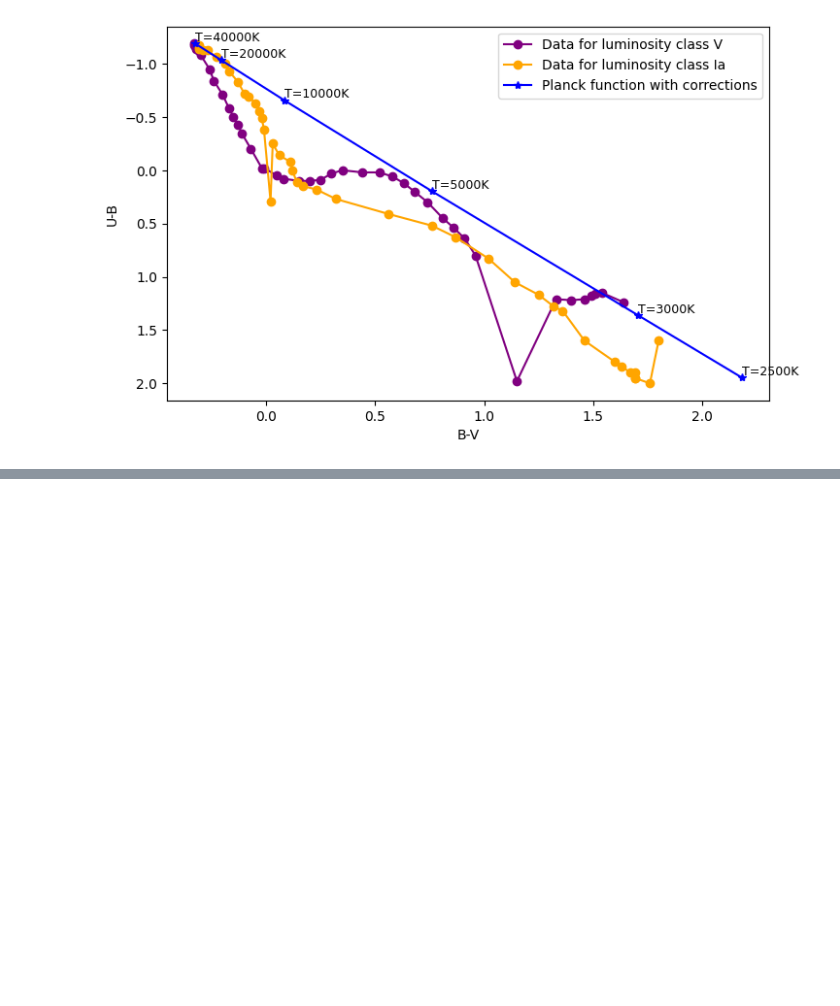
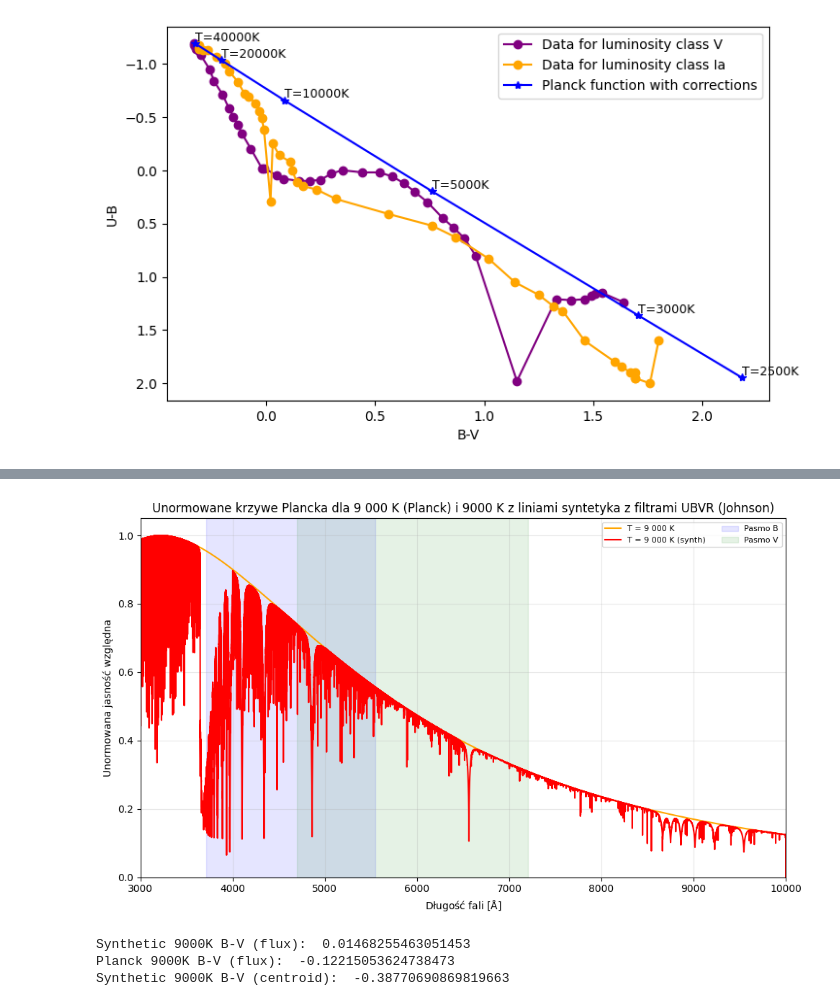
Before and after one commit to ASTR0MNSTR/univ_codes, a Jupyter notebook: 2025_2026/semester_02/inner_stars/zadanie_1/zad1.ipynb, the cells around one changed output, grey strips where cells are left out. Saved outputs shown, nothing was run; the diff lists cells and outputs as text; code cells hidden in the pictures; blank space fills up the shorter version.

```diff
--- a/2025_2026/semester_02/inner_stars/zadanie_1/zad1.ipynb
+++ b/2025_2026/semester_02/inner_stars/zadanie_1/zad1.ipynb
@@ -406,0 +451,8 @@ https://svo2.cab.inta-csic.es/theory/fps3/index.php?id=Generic%2FJohnson.B
+# %%
+path_to_files = r"/media/olehryz/Elements/databases/UNIV/Dane_do_Zadania_z_wskaznikami_barwy"
+
+synthetic_data_path = os.path.join(path_to_files, "synthe_9000.0_4.0_0.0_0.0_1.07.txt")
+
+spectrum_data_hot = pd.read_csv(synthetic_data_path, delim_whitespace=True, comment='#', header=0)
+
+spectrum_data_hot
@@ -406,0 +473,66 @@ https://svo2.cab.inta-csic.es/theory/fps3/index.php?id=Generic%2FJohnson.B
+# %%
+# Stałe fizyczne
+h = 6.62607015e-34  #  Planck [J s]
+c = 2.99792458e8    # prędkość światła [m/s]
+k = 1.380649e-23     # Boltzmann [J/K]
+
+def planck(wavelength, T):
+    a = 2.0 * h * c**2
+    b = h * c / (wavelength * k * T)
+    intensity = a / (wavelength**5 * (np.exp(b) - 1.0))
+    return intensity
+
+lambda_min = 300e-9
+lambda_max = 1000e-9
+wavelengths = np.arange(lambda_min, lambda_max, 0.001e-9)
+
+T_hot = 9000
+
+B_hot = planck(wavelengths, T_hot)
+B_hot_synth = planck(wavelengths, T_hot)*spectrum_data_hot["flux"].values
+
+B_hot /= B_hot.max()
+B_hot_synth /= B_hot_synth.max()
+
+filters = {
+    # 'U': {'center': 3520.30e-10, 'range': (3010e-10, 4100e-10), 'color': 'violet'},
+    'B': {'center': 4384.51e-10, 'range': (3709e-10, 5550e-10), 'color': 'blue'},
+    'V': {'center': 5479.85e-10, 'range': (4698e-10, 7204e-10), 'color': 'green'},
+    # 'R': {'center': 6846.67e-10, 'range': (5233e-10, 9400e-10), 'color': 'red'},
+}
+
+plt.figure(figsize=(10,6))
+plt.plot(wavelengths*1e10, B_hot, label='T = 9 000 K', color='orange')
+plt.plot(wavelengths*1e10, B_hot_synth, label='T = 9 000 K (synth)', color='red')
+
+for name, f in filters.items():
+    plt.axvspan(f['range'][0]*1e10, f['range'][1]*1e10, color=f['color'], alpha=0.1, label=f'Pasmo {name}')
+    # plt.axvline(f['center']*1e10, color=f['color'], linestyle='--', label=f'{name} ({f["center"]*1e10:.0f} Å)')
+
+plt.xlabel(r'Długość fali [$\rm \AA$]')
+plt.ylabel('Unormowana jasność względna')
+plt.title('Unormowane krzywe Plancka dla 9 000 K (Planck) i 9000 K z liniami syntetyka z filtrami UBVR (Johnson)')
+plt.legend(loc='upper right', fontsize=8, ncol=2)
+plt.xlim(3000, 10000)
+plt.ylim(0, 1.05)
+plt.grid(True, alpha=0.3)
+plt.tight_layout()
+plt.show()
+# %% [output]
+[figure, added]
+# %%
+def flux_calc(flux, wavelength, wave_start, wave_end):
+    mask = (wavelength >= wave_start) & (wavelength <= wave_end)
+    return np.trapz(flux[mask], wavelength[mask])
+
+B_V_hot_synth_flux = -2.5*np.log10(flux_calc(B_hot_synth, wavelengths, 3709e-10, 5550e-10) / flux_calc(B_hot_synth, wavelengths, 4698e-10, 7204e-10))
+B_V_hot_flux = -2.5*np.log10(flux_calc(B_hot, wavelengths, 3709e-10, 5550e-10) / flux_calc(B_hot, wavelengths, 4698e-10, 7204e-10))
+B_V_hot_synth_centroid = -2.5*np.log10(planck(4384.51e-10, T_hot) / planck(5480e-10, T_hot))
+
+print("Synthetic 9000K B-V (flux): ", B_V_hot_synth_flux)
+print("Planck 9000K B-V (flux): ", B_V_hot_flux)
+print("Synthetic 9000K B-V (centroid): ", B_V_hot_synth_centroid)
+# %% [output]
+Synthetic 9000K B-V (flux):  0.01468255463051453
+Planck 9000K B-V (flux):  -0.12215053624738473
+Synthetic 9000K B-V (centroid):  -0.38770690869819663
```
Also changed, not shown: parts of 20 cells of this notebook.
